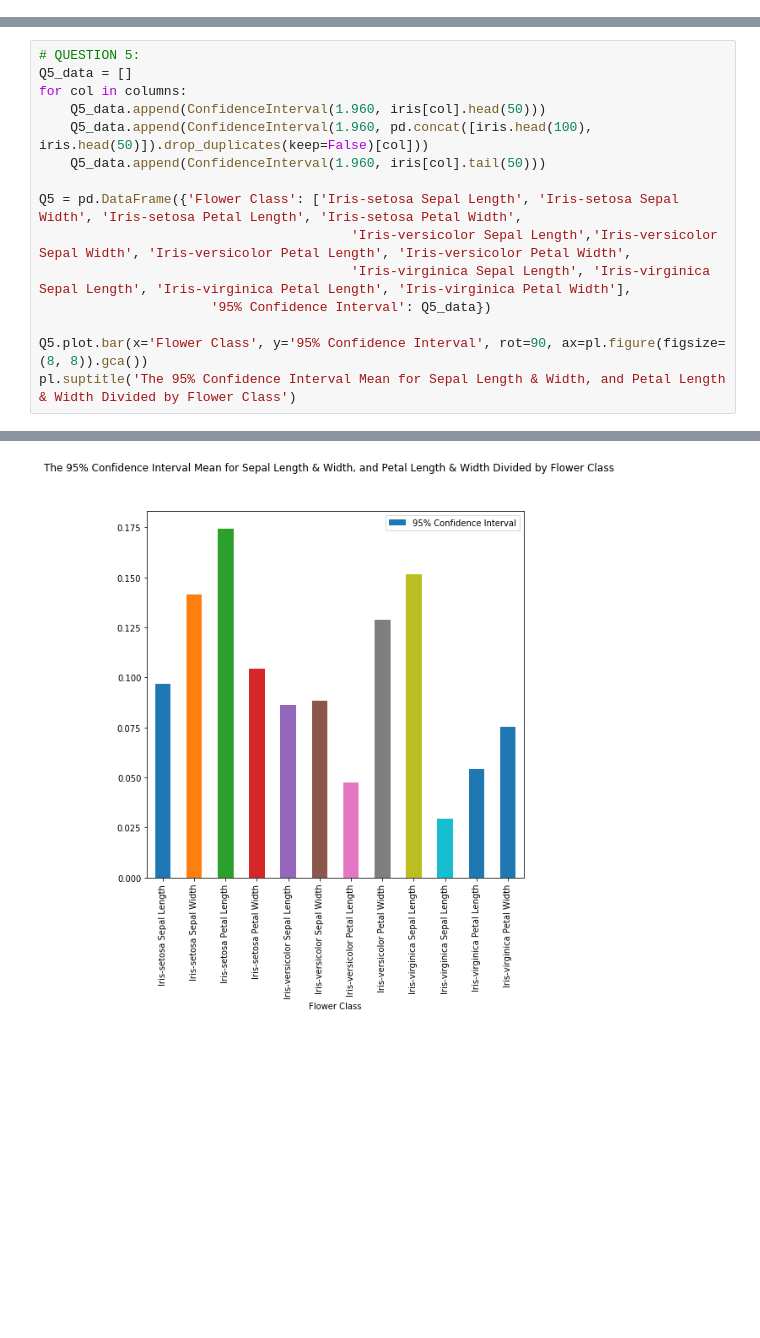
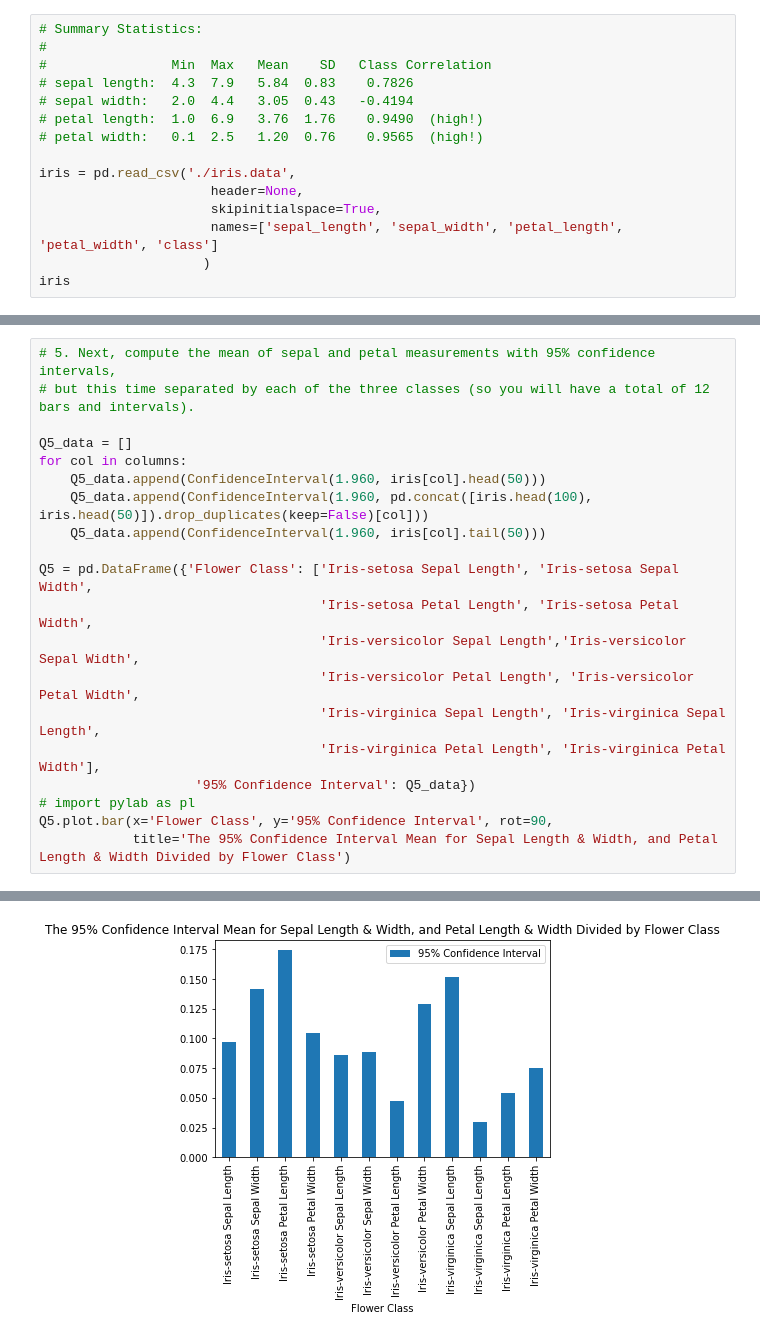
Before and after one commit to DeclanAS/COSC311, a Jupyter notebook: lab05/lab05.ipynb, the cells around one changed output, grey strips where cells are left out. Saved outputs shown, nothing was run; the diff lists cells and outputs as text; blank space fills up the shorter version.

```diff
--- a/lab05/lab05.ipynb
+++ b/lab05/lab05.ipynb
@@ -21,0 +17,15 @@ iris = pd.read_csv('./lab05data/iris.data',
+# %%
+# Summary Statistics:
+#
+#                Min  Max   Mean    SD   Class Correlation
+# sepal length:  4.3  7.9   5.84  0.83    0.7826
+# sepal width:   2.0  4.4   3.05  0.43   -0.4194
+# petal length:  1.0  6.9   3.76  1.76    0.9490  (high!)
+# petal width:   0.1  2.5   1.20  0.76    0.9565  (high!)
+
+iris = pd.read_csv('./iris.data',
+                      header=None,
+                      skipinitialspace=True,
+                      names=['sepal_length', 'sepal_width', 'petal_length', 'petal_width', 'class']
+                     )
+iris
@@ -42,16 +56,21 @@ Text(0.5,0.98,'The 95% Confidence Interval Mean for Sepal Length & Width, and Pe
 # %%
-# QUESTION 5:
+# 5. Next, compute the mean of sepal and petal measurements with 95% confidence intervals,
+# but this time separated by each of the three classes (so you will have a total of 12 bars and intervals).
+
 Q5_data = []
 for col in columns:
     Q5_data.append(ConfidenceInterval(1.960, iris[col].head(50)))
     Q5_data.append(ConfidenceInterval(1.960, pd.concat([iris.head(100), iris.head(50)]).drop_duplicates(keep=False)[col]))
     Q5_data.append(ConfidenceInterval(1.960, iris[col].tail(50)))
 
-Q5 = pd.DataFrame({'Flower Class': ['Iris-setosa Sepal Length', 'Iris-setosa Sepal Width', 'Iris-setosa Petal Length', 'Iris-setosa Petal Width',
-                                        'Iris-versicolor Sepal Length','Iris-versicolor Sepal Width', 'Iris-versicolor Petal Length', 'Iris-versicolor Petal Width',
-                                        'Iris-virginica Sepal Length', 'Iris-virginica Sepal Length', 'Iris-virginica Petal Length', 'Iris-virginica Petal Width'],
-                      '95% Confidence Interval': Q5_data})
-
-Q5.plot.bar(x='Flower Class', y='95% Confidence Interval', rot=90, ax=pl.figure(figsize=(8, 8)).gca())
-pl.suptitle('The 95% Confidence Interval Mean for Sepal Length & Width, and Petal Length & Width Divided by Flower Class')
+Q5 = pd.DataFrame({'Flower Class': ['Iris-setosa Sepal Length', 'Iris-setosa Sepal Width',
+                                    'Iris-setosa Petal Length', 'Iris-setosa Petal Width',
+                                    'Iris-versicolor Sepal Length','Iris-versicolor Sepal Width',
+                                    'Iris-versicolor Petal Length', 'Iris-versicolor Petal Width',
+                                    'Iris-virginica Sepal Length', 'Iris-virginica Sepal Length',
+                                    'Iris-virginica Petal Length', 'Iris-virginica Petal Width'],
+                    '95% Confidence Interval': Q5_data})
+# import pylab as pl
+Q5.plot.bar(x='Flower Class', y='95% Confidence Interval', rot=90,
+            title='The 95% Confidence Interval Mean for Sepal Length & Width, and Petal Length & Width Divided by Flower Class')
 # %% [output]
@@ -59 +78 @@ Text(0.5,0.98,'The 95% Confidence Interval Mean for Sepal Length & Width, and Pe
-[figure, old version]
+[figure, new version]
```
Also changed, not shown: parts of 13 cells of this notebook, 1 other file.
